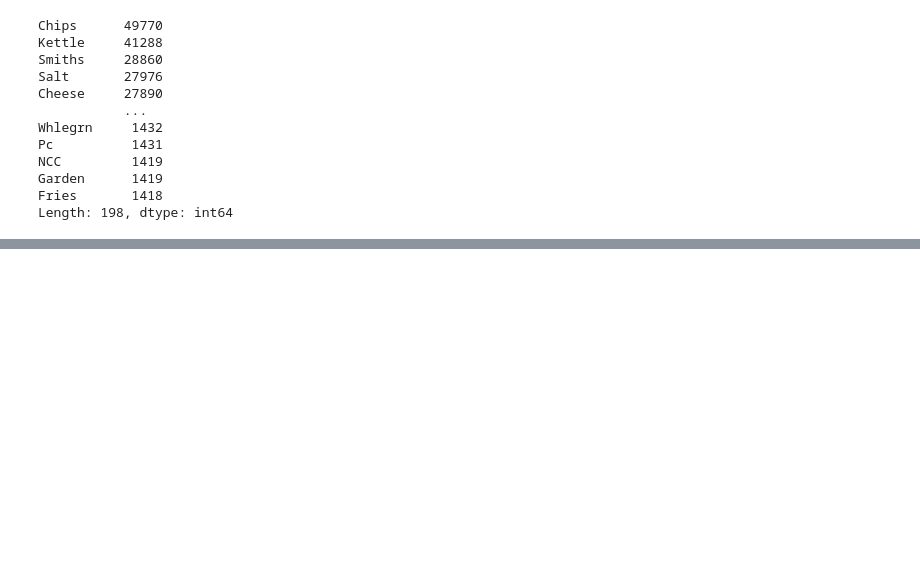
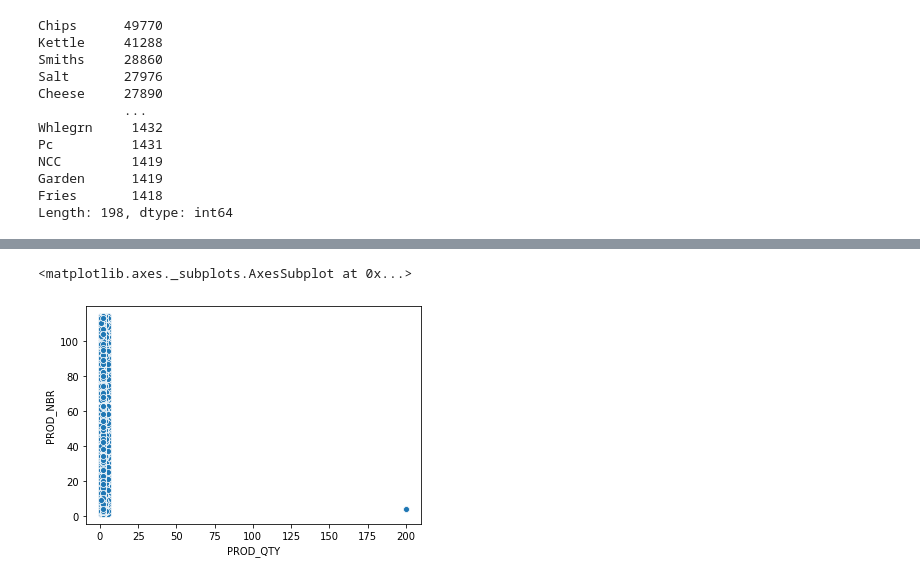
Before and after one commit to elvinaqa/Quantium-, a Jupyter notebook: Quantium 2 Transaction.ipynb, the cells around one changed output, grey strips where cells are left out. Cells and saved outputs as stored; diff of their text form; code cells hidden in the pictures; blank space fills up the shorter version.

````diff
--- a/Quantium 2 Transaction.ipynb
+++ b/Quantium 2 Transaction.ipynb
@@ -238,0 +317,11 @@ df
+# %%
+# #### Summarise the data to check for nulls and possible outliers
+# # Over to you!
+# ```
+# There are no nulls in the columns but product quantity appears to have an outlier
+# which we should investigate further. Let's investigate further the case where 200
+# packets of chips are bought in one transaction.
+sns.scatterplot(df['PROD_QTY'], df['PROD_NBR'])
+# %% [output]
+<matplotlib.axes._subplots.AxesSubplot at 0x...>
+[figure, added]
````
Also changed, not shown: parts of 52 cells of this notebook, 6 other files.
